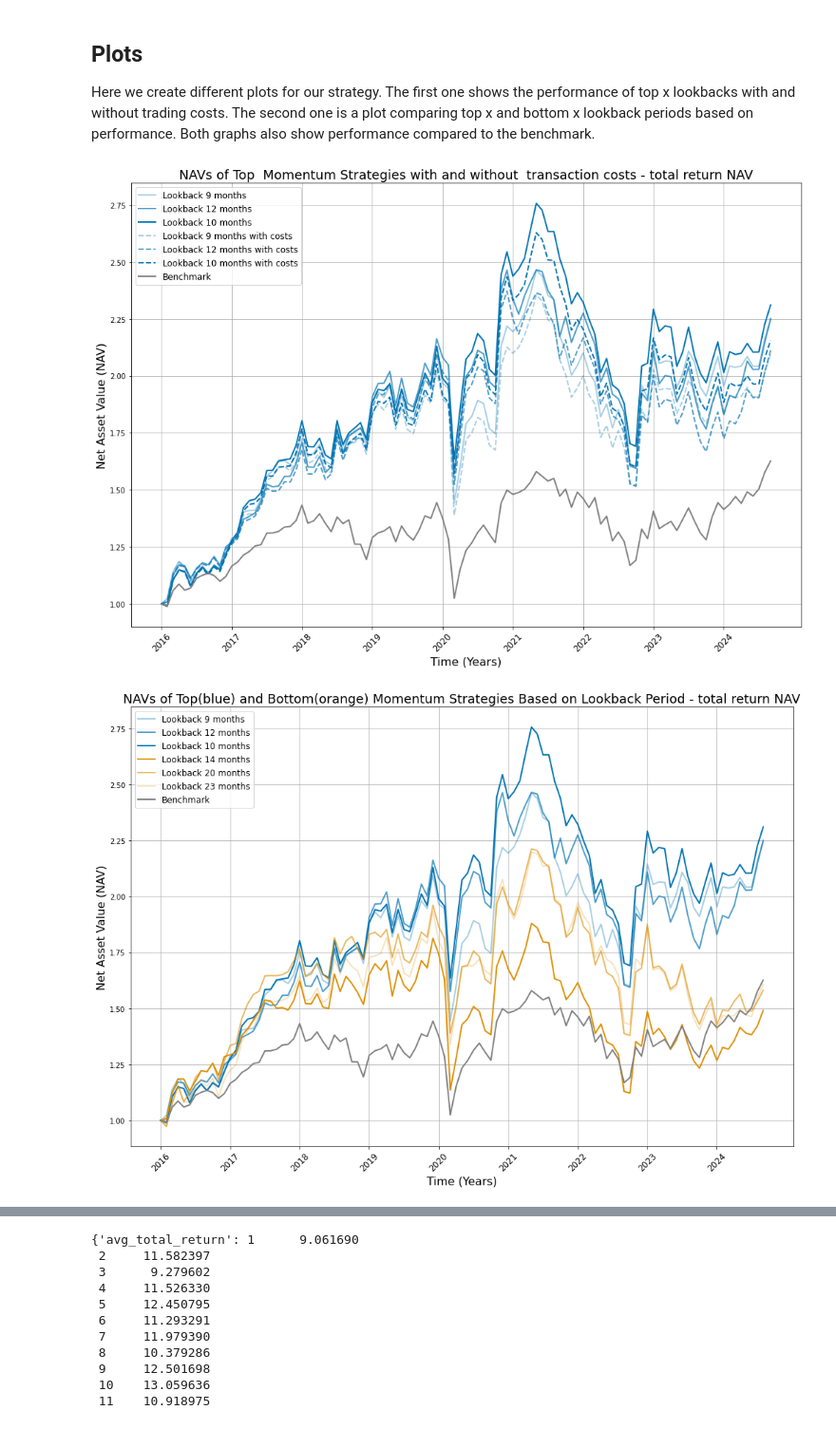
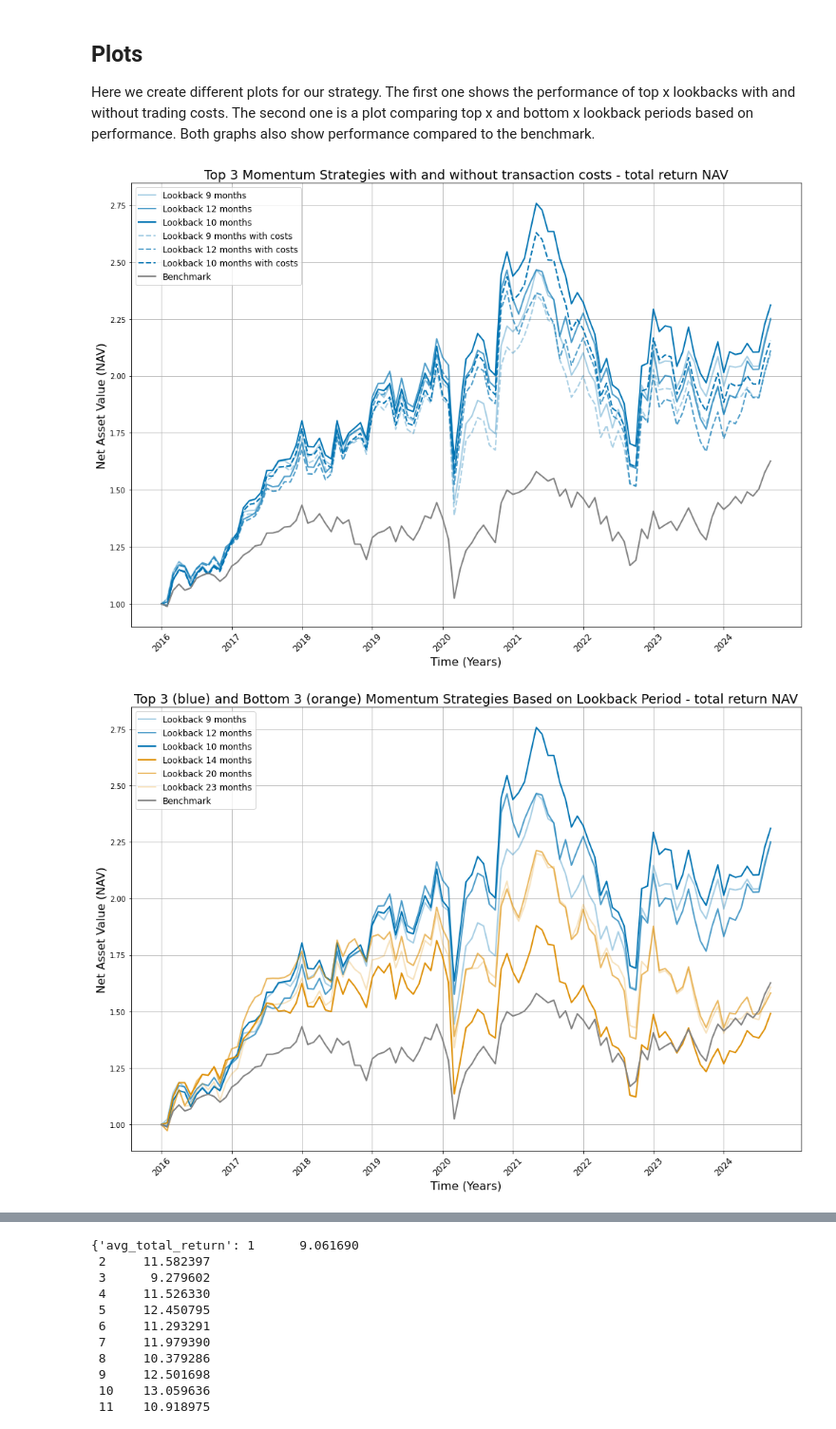
Before and after one commit to thomas0345/project_momentum, a Jupyter notebook: momentum_notebook.ipynb, the cells around one changed output, grey strips where cells are left out. Shown at 95% size. Saved outputs shown, nothing was run; the diff lists cells and outputs as text; code cells hidden in the pictures.

```diff
--- a/momentum_notebook.ipynb
+++ b/momentum_notebook.ipynb
@@ -270,7 +272,10 @@ print(tabulate(summary_stats, headers='keys', tablefmt='pipe', floatfmt=".4f"))
 We initialize a function to get precise monthly start and end points that allows us to transfrom daily into monthly returns
 # %%
 #define function to transform daily data to monthly
-def get_first_and_last_day_in_period(date_list, n_digits):
+def get_first_and_last_day
+
+
+_in_period(date_list, n_digits):
     """
     Generate arrays listing the first and last observation in each period.
     Dates should be provided as numeric in the format YYYYMMDD, YYMMDD, or MMDD.
@@ -618,7 +623,7 @@ plt.xticks(ticks=range(0, len(monthlyDates4Fig), 12), labels=x_labels, rotation=
 
 
 # Additional plotting aesthetics
-plt.title('Top  Momentum Strategies with and without  transaction costs - total return NAV', fontsize=18)
+plt.title(f'Top {x} Momentum Strategies with and without transaction costs - total return NAV', fontsize=18)
 plt.xlabel('Time (Years)', fontsize=16)
 plt.ylabel('Net Asset Value (NAV)', fontsize=16)
 plt.grid(True)
@@ -631,7 +636,7 @@ output_path = os.path.join(output_directory, 'fig_costs.jpg')
 plt.savefig(output_path, format='jpg', dpi=300)
 plt.show()
 # %% [output]
-[figure, old version]
+[figure, new version]
 # %%
 #Plot 2: Top versus bottom x lookbacks by performance
 
@@ -662,35 +667,35 @@ benchmark_line, = plt.plot(benchmark_nav, label='Benchmark', linestyle='-', line
 legend_entries.append(('Benchmark', benchmark_line))
 
 
 # Unpack sorted labels and line objects - because we sort the returns to only show best x lookbacks and worst x lookbacks
 sorted_labels, sorted_lines = zip(*legend_entries)
 
 
 
 # Add the sorted legend right at the edge of the upper left corner
 plt.legend(sorted_lines, sorted_labels, loc='upper left', bbox_to_anchor=(0, 1), fontsize=12)
 
 # Add x-axis ticks and labels
 x_data_points = range(len(monthlyDates4Fig))  # Example indices from MonthlyData4Fig
 x_labels = [monthlyDates4Fig[i] for i in range(0, len(monthlyDates4Fig), 12)]  # Yearly intervals
 plt.xticks(ticks=range(0, len(monthlyDates4Fig), 12), labels=x_labels, rotation=45, fontsize=12)
 
 
 
 # Additional plotting aesthetic
-plt.title('Top(blue) and Bottom(orange) Momentum Strategies Based on Lookback Period - total return NAV', fontsize=18)
+plt.title(f'Top {x} (blue) and Bottom {x} (orange) Momentum Strategies Based on Lookback Period - total return NAV', fontsize=18)
 plt.xlabel('Time (Years)', fontsize=16)
 plt.ylabel('Net Asset Value (NAV)', fontsize=16)
 plt.grid(True)
 plt.tight_layout()
 # Save the figure to the correct directory
 output_directory = os.path.join(current_directory, 'reports', 'figures')
 os.makedirs(output_directory, exist_ok=True)
 output_path = os.path.join(output_directory, 'fig_bm.jpg')
 plt.savefig(output_path, format='jpg', dpi=300)
 plt.show()
 # %% [output]
-[figure, old version]
+[figure, new version]
 # %% [markdown]
 ## Performance statistics
 
```
Also changed, not shown: parts of 7 cells of this notebook, 2 other files.
